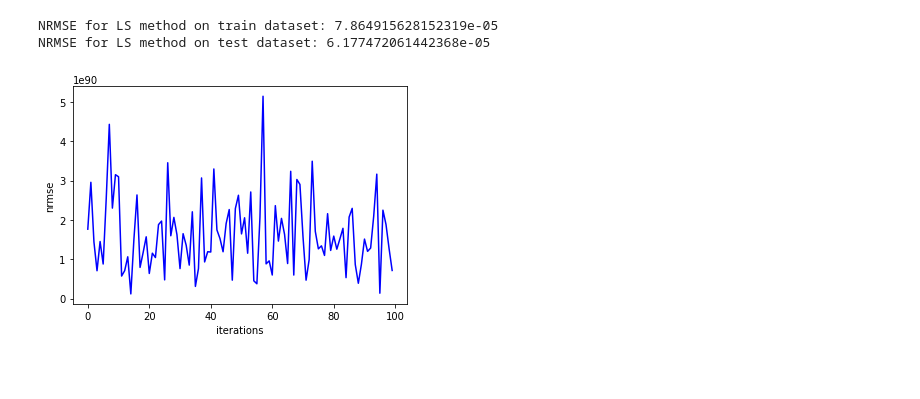
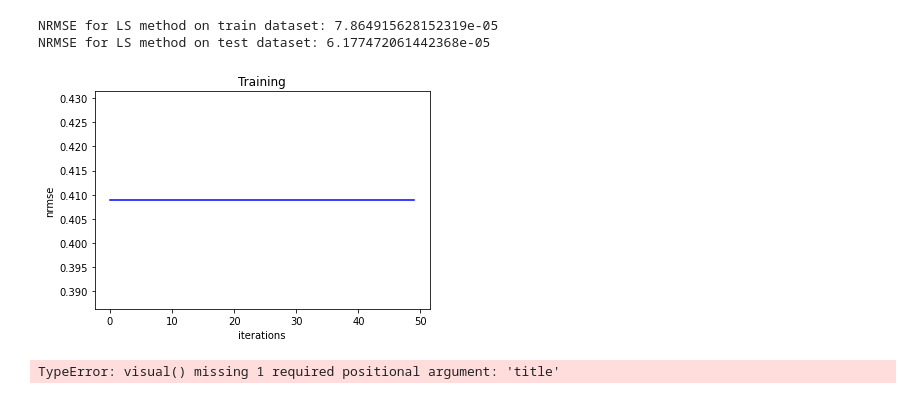
Before and after one commit to melZula/ML-in-ITMO-University, a Jupyter notebook: Labs/Linear.ipynb, the cells around one changed output. Cells and saved outputs as stored; diff of their text form; code cells hidden in the pictures; blank space fills up the shorter version.

Commit message:
added normalization

```diff
--- a/Labs/Linear.ipynb
+++ b/Labs/Linear.ipynb
@@ -140,20 +151,52 @@ def SGD(X, Y, tau, iterations_limit=2000, with_Q_limit=True):
         #print(w)
     return w
 # %%
-def draw_graph(x_values, y_values, x_name, y_name):
+def draw_graph(x_values, y_values, x_name, y_name, title):
     plt.plot(x_values, y_values, 'b')
     plt.xlabel(x_name)
     plt.ylabel(y_name)
     #plt.xscale('log')
+    plt.title(title)
     plt.show()
 # %%
-def visual(dataset, I=25):
+def visual(X, Y, I, title):
     vals = []
     for iter in range(I):
-        W = SGD(dataset.values[::,:-1:], dataset.values.T[-1], 0.0000010082, 25, False)
+        W = SGD(X, Y, 0.0000010082, 2000, False)
         vals.append( nrmse(dataset.values.T[-1], dataset.values[::,:-1:]@(np.array(W)*10e-200)) )
-    draw_graph(list(range(I)), vals, "iterations", "nrmse")
+    draw_graph(list(range(I)), vals, "iterations", "nrmse", title)
+# %%
+# dataset normalization
+def find_minmax_X(X):
+    minmax = np.zeros((len(X[0]), 2))
+    for i in range(len(X[0])):
+        column = X[:, i]
+        minmax[i] = [column.min(), column.max()]
+    return minmax
+
+
+def find_minmax_Y(Y):
+    return np.array([Y.min(), Y.max()])
+
+
+def normalize(X, Y, with_constant_feature=True):
+    X_normalized, Y_normalized = np.zeros(np.shape(X)), np.zeros(np.shape(Y))
+    minmax_X, minmax_Y = find_minmax_X(X), find_minmax_Y(Y)
+    for i in range(len(X)):
+        Y_normalized[i] = (Y[i] - minmax_Y[0]) / (minmax_Y[1] - minmax_Y[0])
+        for j in range(len(X[0])):
+            if with_constant_feature and j == 0:
+                X_normalized[i][0] = 1
+            elif minmax_X[j][0] == minmax_X[j][1]:
+                X_normalized[i][j] = 0
+            else:
+                X_normalized[i][j] = (X[i][j] - minmax_X[j][0]) / (minmax_X[j][1] - minmax_X[j][0])
+    return X_normalized, Y_normalized
+# %%
+visual(*normalize(F, Y), 50, "Training")
+# %% [output]
+[figure, added]
 # %%
-visual(dataset / 2, 100)
+visual(test_dataset / 2, 100, "Test")
 # %% [output]
-[figure, removed]
+TypeError: visual() missing 1 required positional argument: 'title'
```
Also changed, not shown: parts of 18 cells of this notebook.
